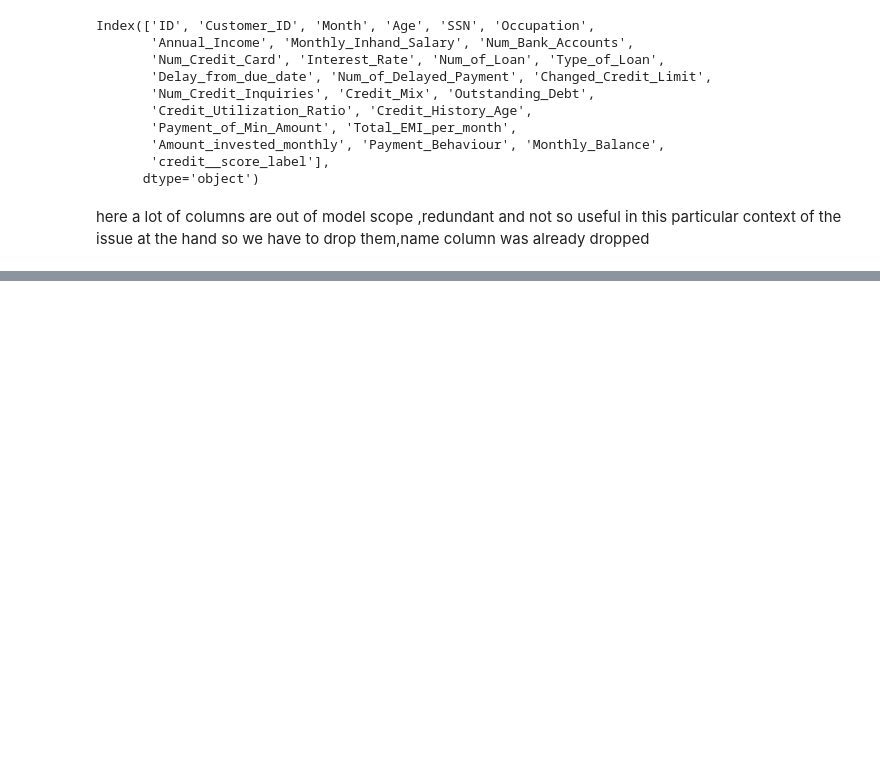
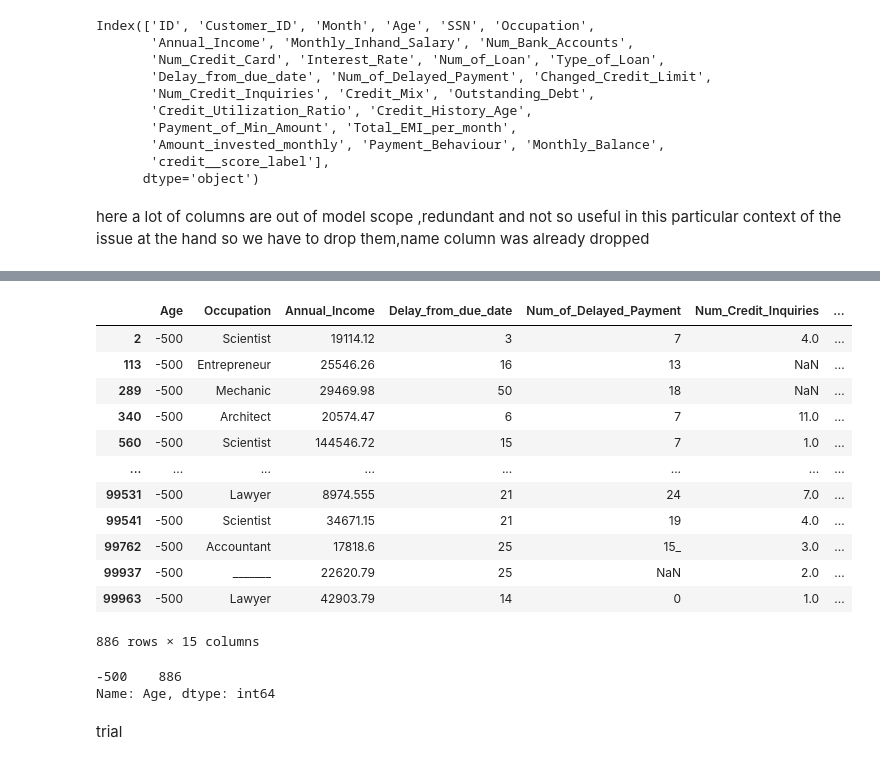
Before and after one commit to 80396-B2/Credit_Score_Prediction, a Jupyter notebook: main.ipynb, the cells around one changed output, grey strips where cells are left out. Drawn from its saved outputs; the diff is of its cells as text; code cells hidden in the pictures; blank space fills up the shorter version.

Commit message:
age column cleaned

```diff
--- a/main.ipynb
+++ b/main.ipynb
@@ -294,0 +354,25 @@ NameError: name 'df' is not defined
+# %%
+non_numeric_age = drop_df[~drop_df["Age"].str.isnumeric()]
+# %%
+non_numeric_age
+# %% [output]
+|  | Age | Occupation | Annual_Income | Delay_from_due_date | Num_of_Delayed_Payment | Num_Credit_Inquiries | ... |
+| 2 | -500 | Scientist | 19114.12 | 3 | 7 | 4.0 | ... |
+| 113 | -500 | Entrepreneur | 25546.26 | 16 | 13 | NaN | ... |
+| 289 | -500 | Mechanic | 29469.98 | 50 | 18 | NaN | ... |
+| 340 | -500 | Architect | 20574.47 | 6 | 7 | 11.0 | ... |
+| 560 | -500 | Scientist | 144546.72 | 15 | 7 | 1.0 | ... |
+| ... | ... | ... | ... | ... | ... | ... | ... |
+| 99531 | -500 | Lawyer | 8974.555 | 21 | 24 | 7.0 | ... |
+| 99541 | -500 | Scientist | 34671.15 | 21 | 19 | 4.0 | ... |
+| 99762 | -500 | Accountant | 17818.6 | 25 | 15_ | 3.0 | ... |
+| 99937 | -500 | _______ | 22620.79 | 25 | NaN | 2.0 | ... |
+| 99963 | -500 | Lawyer | 42903.79 | 14 | 0 | 1.0 | ... |
+886 rows × 15 columns
+# %%
+non_numeric_age["Age"].value_counts()
+# %% [output]
+-500    886
+Name: Age, dtype: int64
+# %% [markdown]
+trial
```
Also changed, not shown: parts of 24 cells of this notebook.
